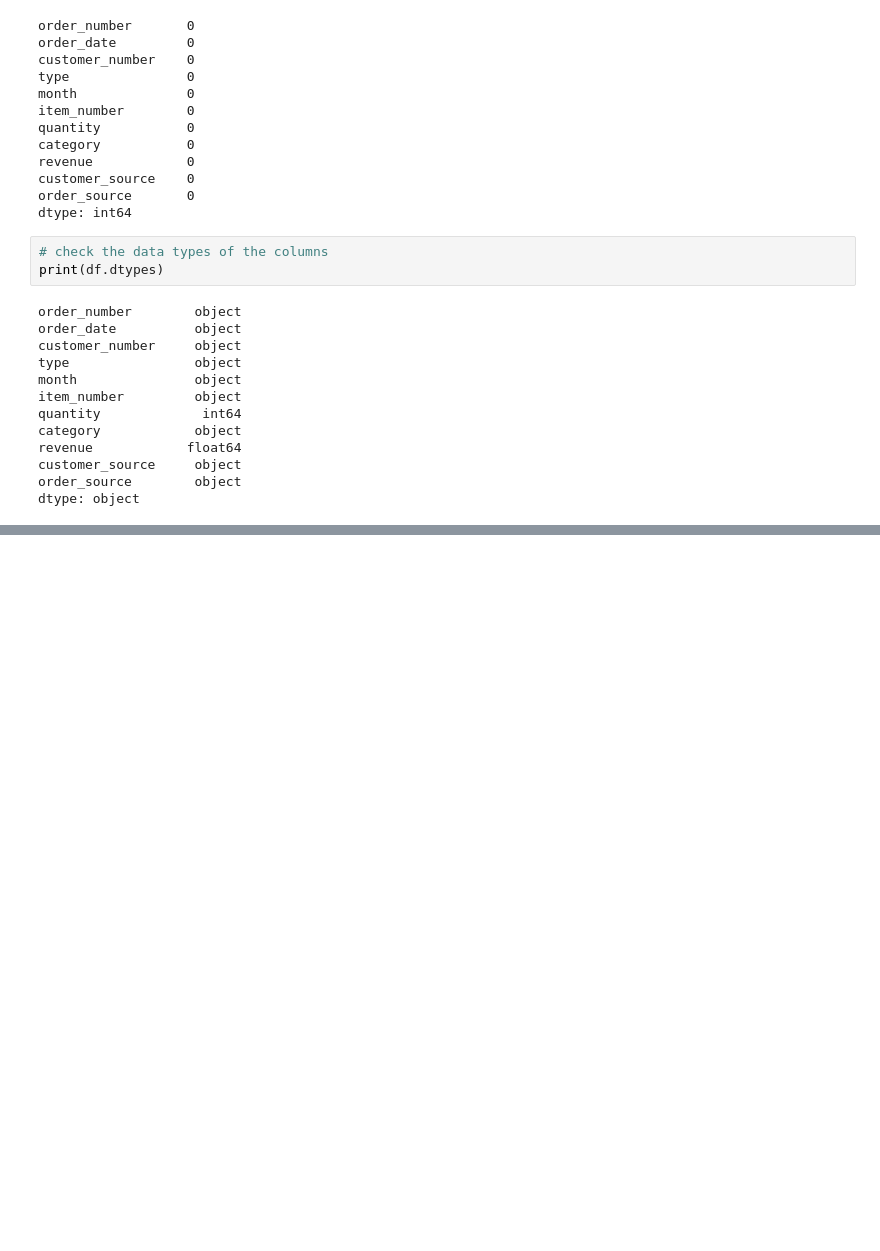
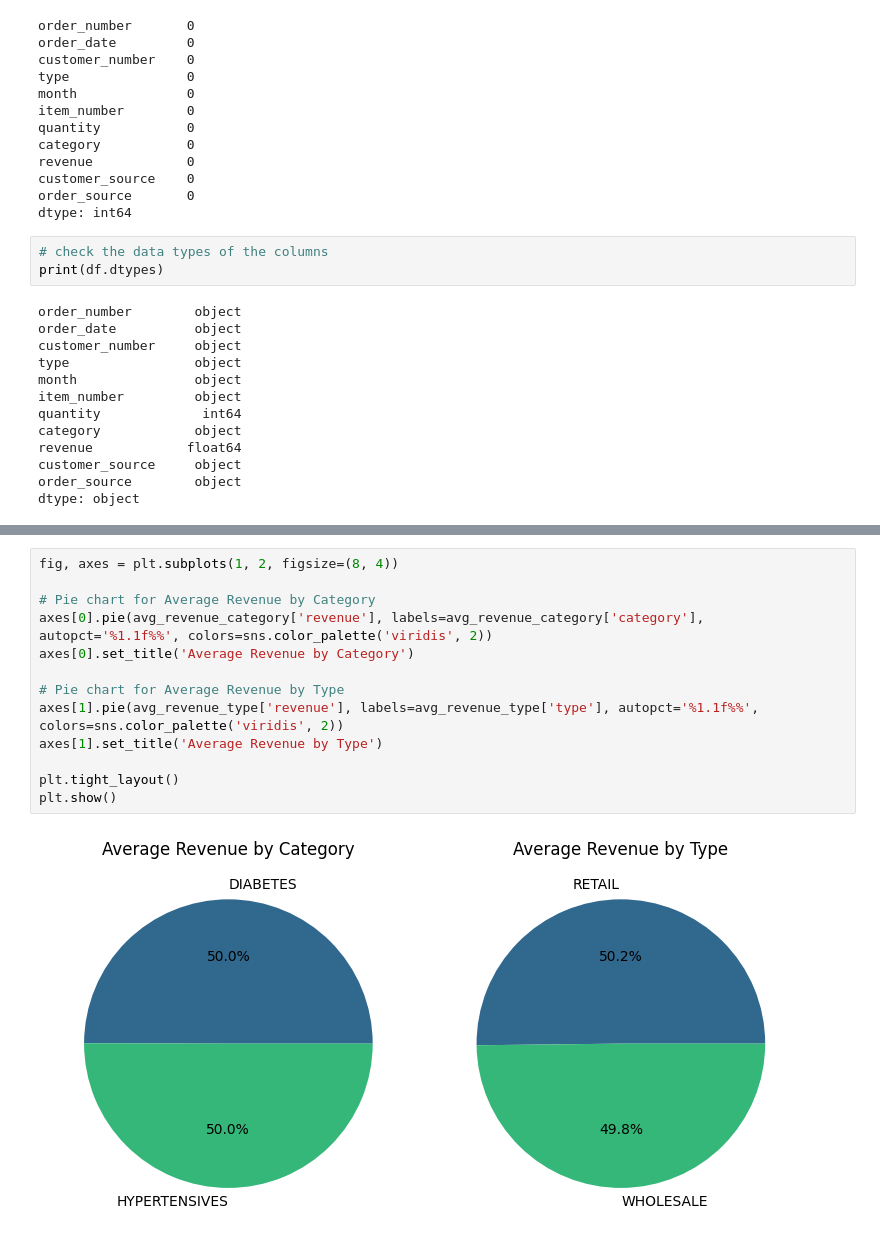
Before and after one commit to naveen-malla/Customer-Segmentation-and-SKU-Forecasting, a Jupyter notebook: customer_segmentation.ipynb, the cells around one changed output, grey strips where cells are left out. Saved outputs shown, nothing was run; the diff lists cells and outputs as text; blank space fills up the shorter version.

```diff
--- a/customer_segmentation.ipynb
+++ b/customer_segmentation.ipynb
@@ -72,0 +159,15 @@ dtype: object
+# %%
+fig, axes = plt.subplots(1, 2, figsize=(8, 4))
+
+# Pie chart for Average Revenue by Category
+axes[0].pie(avg_revenue_category['revenue'], labels=avg_revenue_category['category'], autopct='%1.1f%%', colors=sns.color_palette('viridis', 2))
+axes[0].set_title('Average Revenue by Category')
+
+# Pie chart for Average Revenue by Type
+axes[1].pie(avg_revenue_type['revenue'], labels=avg_revenue_type['type'], autopct='%1.1f%%', colors=sns.color_palette('viridis', 2))
+axes[1].set_title('Average Revenue by Type')
+
+plt.tight_layout()
+plt.show()
+# %% [output]
+[figure, added]
```
Also changed, not shown: parts of 8 cells of this notebook.
